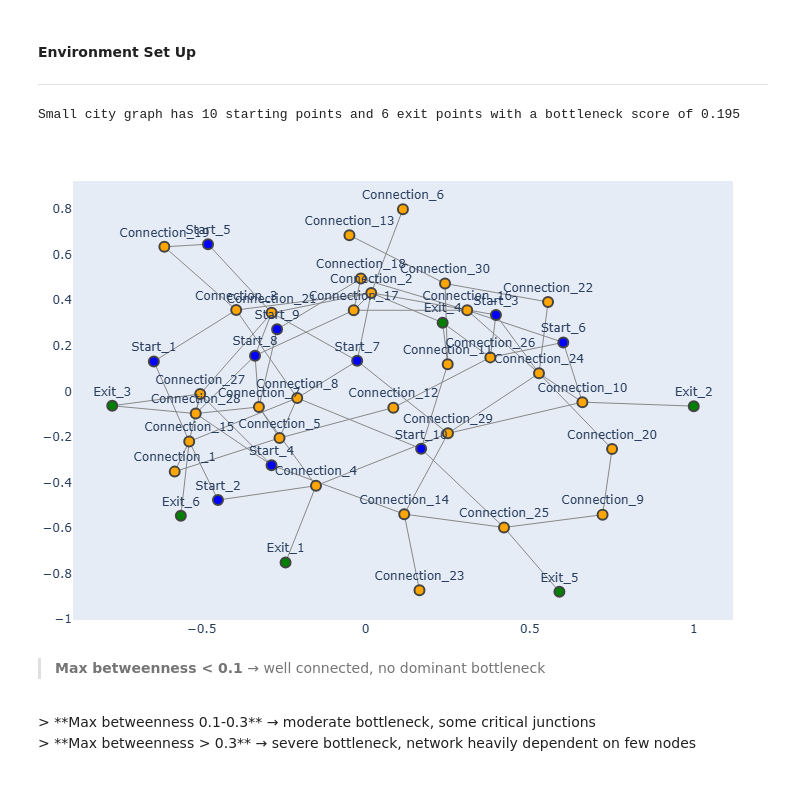
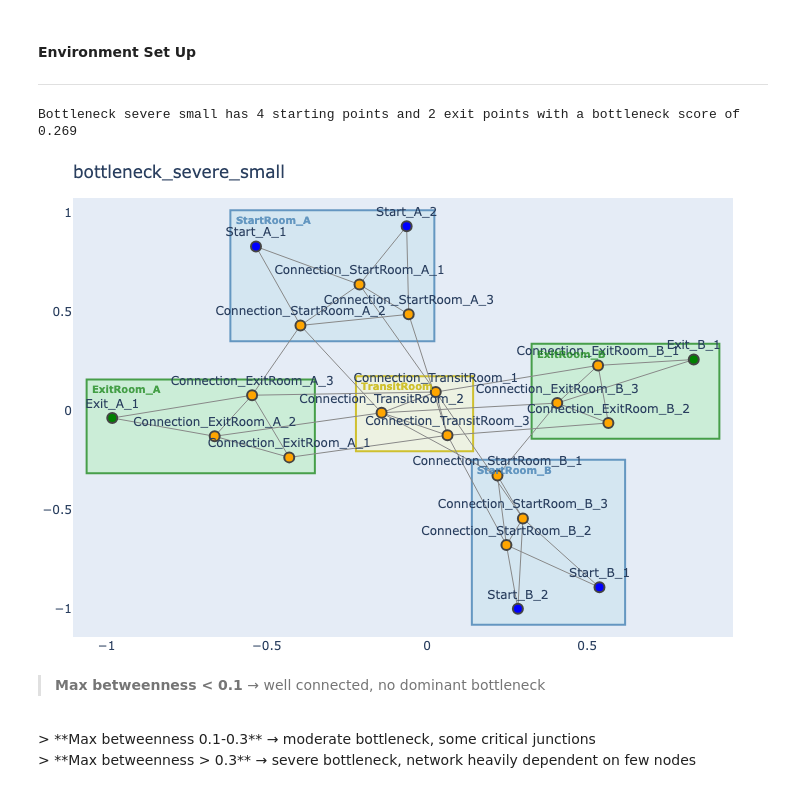
Before and after one commit to lpow311/dissertation, a Jupyter notebook: outputs.ipynb, the cells around one changed output. Drawn from its saved outputs; the diff is of its cells as text; code cells hidden in the pictures.

Commit message:
New bottle neck cities - lost some code so need to find that....

```diff
--- a/outputs.ipynb
+++ b/outputs.ipynb
@@ -19,12 +19,12 @@ from utils.environment import Environment
 from multi_agent_ga import simulate_ga_evacuation, simulate_greedy_evacuation
 from utils.algorithm_evaluation import AlgorithmComparison
 # %%
-city_name = "small_city_graph"
+city_name = "bottleneck_severe_small"
 city = Environment(city_name=city_name)
 city.summarise_city()
 # %% [output]
-Small city graph has 10 starting points and 6 exit points with a bottleneck score of 0.195
+Bottleneck severe small has 4 starting points and 2 exit points with a bottleneck score of 0.269
-[figure, old version]
+[figure, new version]
 # %% [markdown]
 > **Max betweenness < 0.1**  → well connected, no dominant bottleneck
 <br>
```
Also changed, not shown: parts of 8 cells of this notebook, 9 other files.
